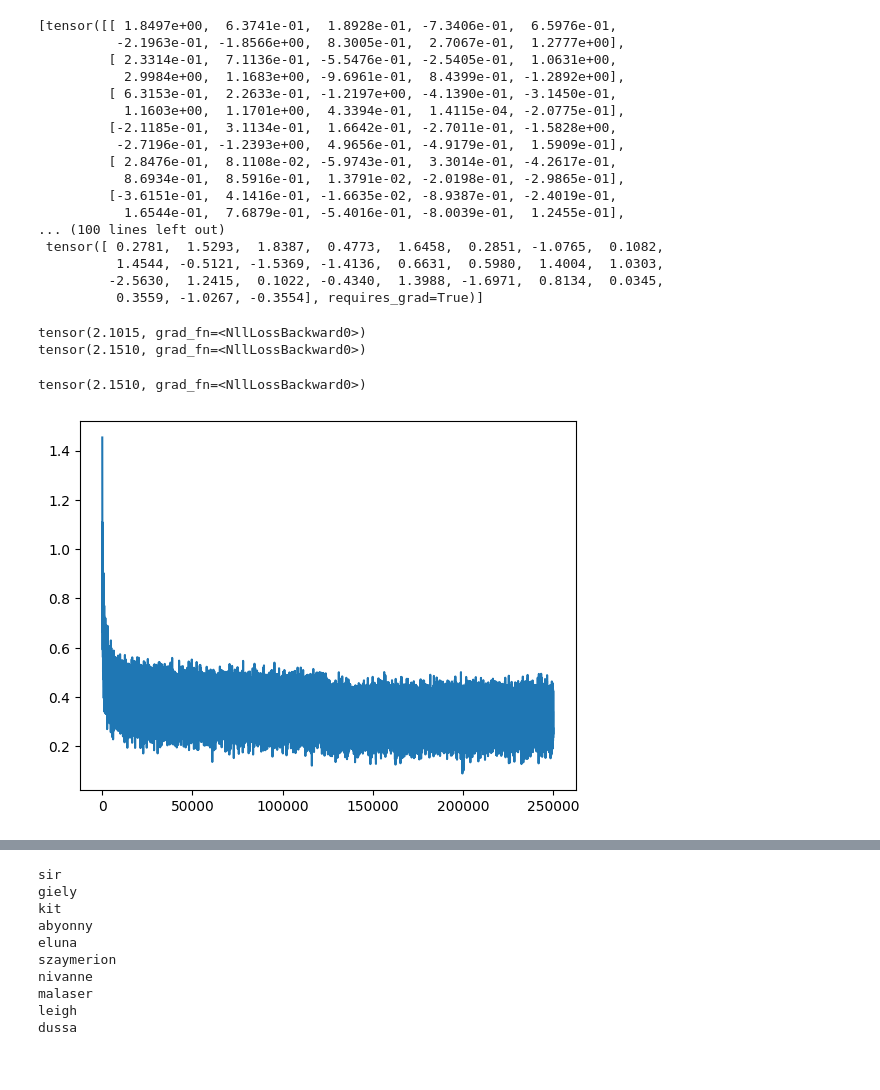
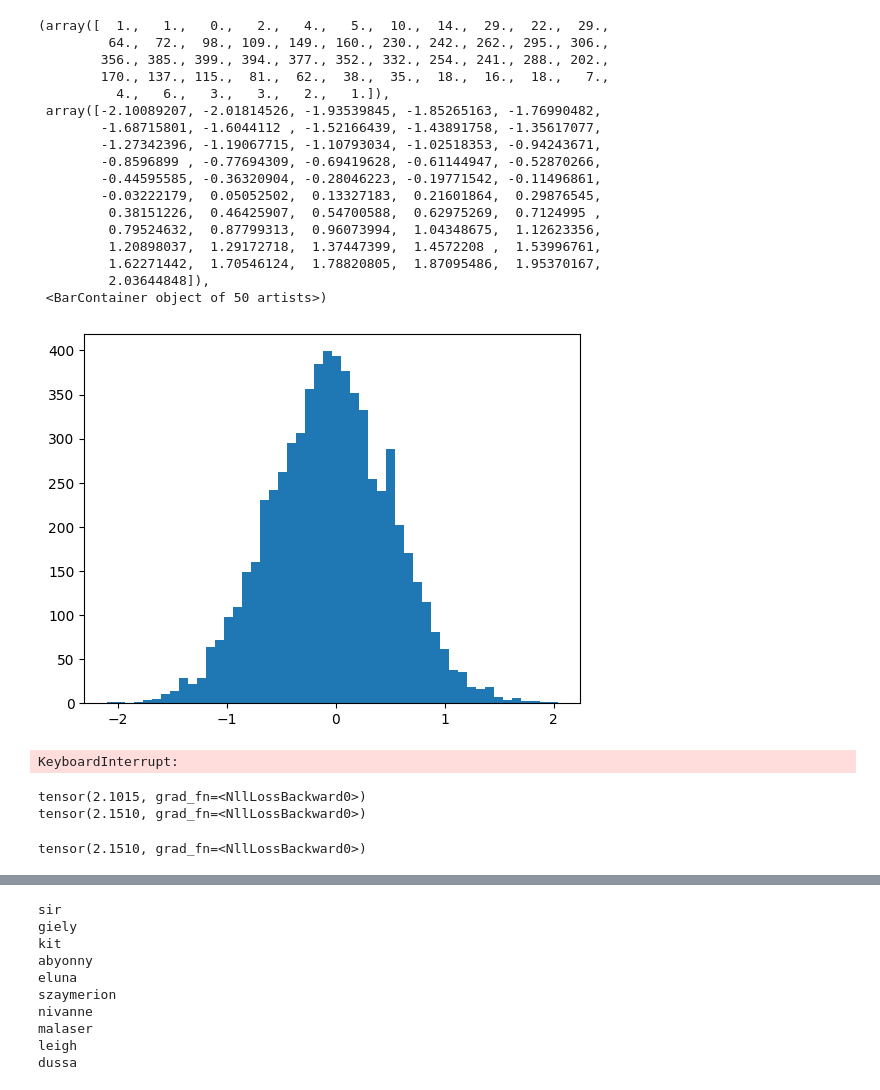
Before and after one commit to letier3110/makemore, a Jupyter notebook: makemore_mlp.ipynb, the cells around one changed output, grey strips where cells are left out. Drawn from its saved outputs; the diff is of its cells as text; code cells hidden in the pictures.

```diff
--- a/makemore_mlp.ipynb
+++ b/makemore_mlp.ipynb
@@ -149,23 +186,28 @@ def predict(parameters, count=10):
+# %%
+plt.hist(hpreact.view(-1).tolist(), 50)
+# %% [output]
+(array([  1.,   1.,   0.,   2.,   4.,   5.,  10.,  14.,  29.,  22.,  29.,
+         64.,  72.,  98., 109., 149., 160., 230., 242., 262., 295., 306.,
+        356., 385., 399., 394., 377., 352., 332., 254., 241., 288., 202.,
+        170., 137., 115.,  81.,  62.,  38.,  35.,  18.,  16.,  18.,   7.,
+          4.,   6.,   3.,   3.,   2.,   1.]),
+ array([-2.10089207, -2.01814526, -1.93539845, -1.85265163, -1.76990482,
+        -1.68715801, -1.6044112 , -1.52166439, -1.43891758, -1.35617077,
+        -1.27342396, -1.19067715, -1.10793034, -1.02518353, -0.94243671,
+        -0.8596899 , -0.77694309, -0.69419628, -0.61144947, -0.52870266,
+        -0.44595585, -0.36320904, -0.28046223, -0.19771542, -0.11496861,
+        -0.03222179,  0.05052502,  0.13327183,  0.21601864,  0.29876545,
+         0.38151226,  0.46425907,  0.54700588,  0.62975269,  0.7124995 ,
+         0.79524632,  0.87799313,  0.96073994,  1.04348675,  1.12623356,
+         1.20898037,  1.29172718,  1.37447399,  1.4572208 ,  1.53996761,
+         1.62271442,  1.70546124,  1.78820805,  1.87095486,  1.95370167,
+         2.03644848]),
+ <BarContainer object of 50 artists>)
+[figure, added]
 # %%
-train(Xtr, Ytr, parameters, 64)
+[params, si, li] = train(Xtr, Ytr, parameters, 64)
 # %% [output]
-[tensor([[ 1.8497e+00,  6.3741e-01,  1.8928e-01, -7.3406e-01,  6.5976e-01,
-          -2.1963e-01, -1.8566e+00,  8.3005e-01,  2.7067e-01,  1.2777e+00],
-         [ 2.3314e-01,  7.1136e-01, -5.5476e-01, -2.5405e-01,  1.0631e+00,
-           2.9984e+00,  1.1683e+00, -9.6961e-01,  8.4399e-01, -1.2892e+00],
-         [ 6.3153e-01,  2.2633e-01, -1.2197e+00, -4.1390e-01, -3.1450e-01,
-           1.1603e+00,  1.1701e+00,  4.3394e-01,  1.4115e-04, -2.0775e-01],
-         [-2.1185e-01,  3.1134e-01,  1.6642e-01, -2.7011e-01, -1.5828e+00,
-          -2.7196e-01, -1.2393e+00,  4.9656e-01, -4.9179e-01,  1.5909e-01],
-         [ 2.8476e-01,  8.1108e-02, -5.9743e-01,  3.3014e-01, -4.2617e-01,
-           8.6934e-01,  8.5916e-01,  1.3791e-02, -2.0198e-01, -2.9865e-01],
-         [-3.6151e-01,  4.1416e-01, -1.6635e-02, -8.9387e-01, -2.4019e-01,
-           1.6544e-01,  7.6879e-01, -5.4016e-01, -8.0039e-01,  1.2455e-01],
-... (100 lines left out)
- tensor([ 0.2781,  1.5293,  1.8387,  0.4773,  1.6458,  0.2851, -1.0765,  0.1082,
-          1.4544, -0.5121, -1.5369, -1.4136,  0.6631,  0.5980,  1.4004,  1.0303,
-         -2.5630,  1.2415,  0.1022, -0.4340,  1.3988, -1.6971,  0.8134,  0.0345,
-          0.3559, -1.0267, -0.3554], requires_grad=True)]
+KeyboardInterrupt:
 # %%
 benchmark(Xtr, Ytr, parameters)
 benchmark(Xdev, Ydev, parameters)
@@ -173,7 +215,3 @@ benchmark(Xdev, Ydev, parameters)
 tensor(2.1015, grad_fn=<NllLossBackward0>)
 tensor(2.1510, grad_fn=<NllLossBackward0>)
 tensor(2.1510, grad_fn=<NllLossBackward0>)
-# %%
-stats_plot(stepi, lossi)
-# %% [output]
-[figure, removed]
```
Also changed, not shown: parts of 14 cells of this notebook, 1 other file.
